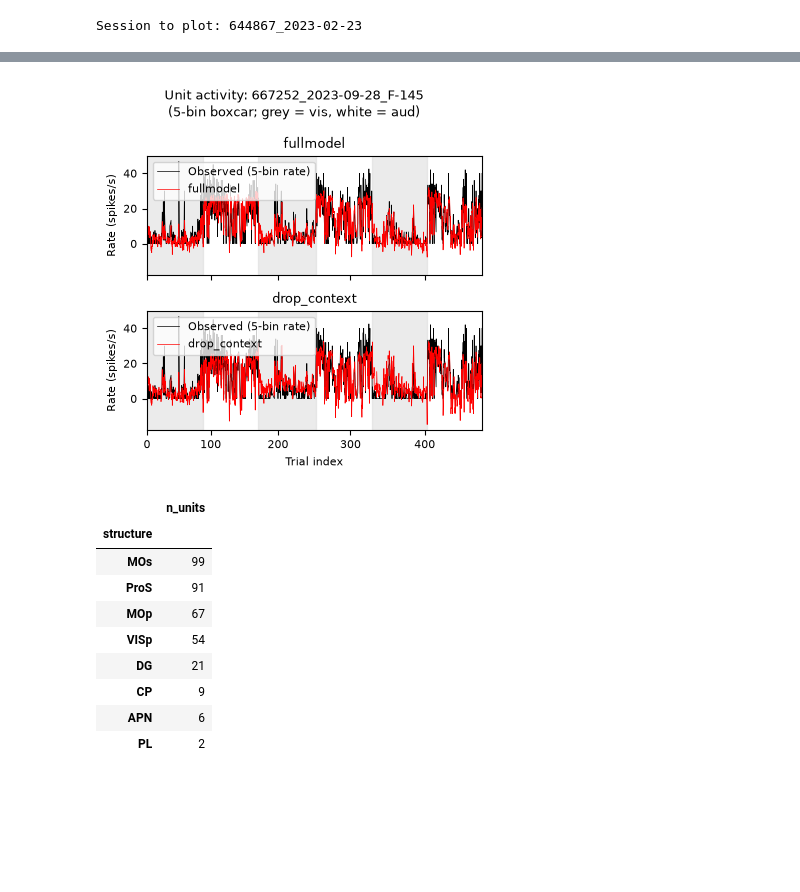
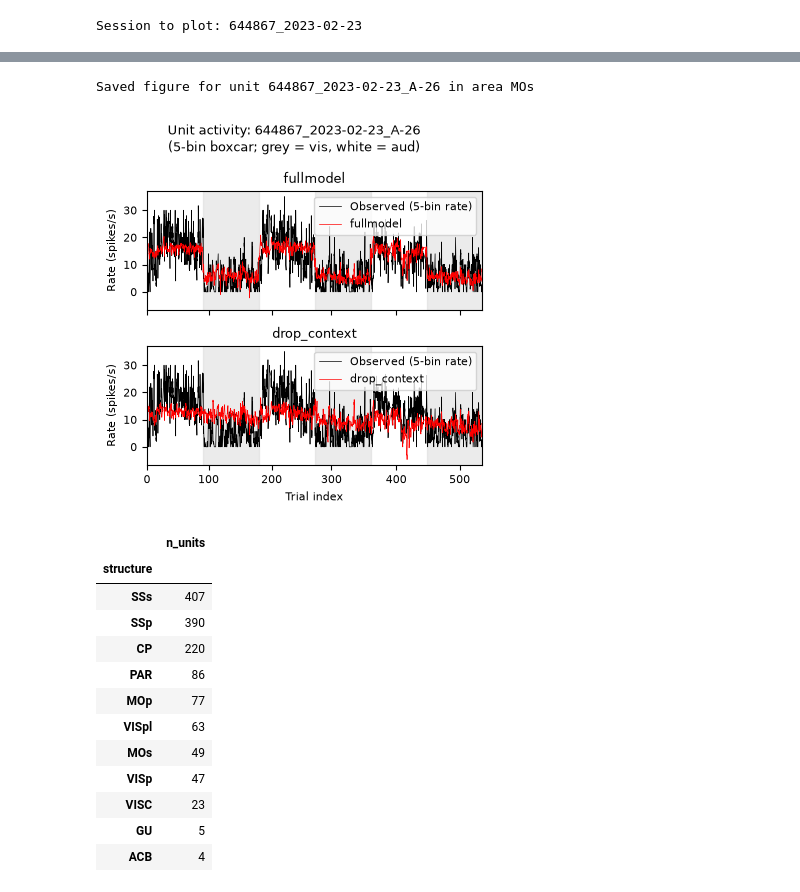
Before and after one commit to AllenInstitute/dynamic_routing_analysis, a Jupyter notebook: notebooks/glm_prediction_plot.ipynb, the cells around one changed output, grey strips where cells are left out. Cells and saved outputs as stored; diff of their text form; code cells hidden in the pictures; blank space fills up the shorter version.

```diff
--- a/notebooks/glm_prediction_plot.ipynb
+++ b/notebooks/glm_prediction_plot.ipynb
@@ -93,6 +93,8 @@ def get_model_weights_from_s3(unit_ids, result_prefix, run_id):
                 )
             .select(["unit_id", "model_label", "dropped_variable", "weights"])
             ).collect()
+# %%
+savepath=r"C:\Users\shailaja.akella\Dropbox (Personal)\DR\figure_final_pdfs\version2\figure2"
 # %%
 #glm baseline results
 result_prefix = 'v289'
@@ -140,14 +163,16 @@ glm_baseline_results['mouse_id']=glm_baseline_results['session_id'].str.split('_
 # %%
 # pick units with high delta_r2_context and from area to plot
 
-thresh = 0.05
+thresh_score = 0.05
+thresh_r2 = 0.1
 area_to_plot_from = 'MOs'
-high_delta_r2 = glm_baseline_results.query('delta_r2_context > @thresh and structure == @area_to_plot_from')
+
+high_delta_r2 = glm_baseline_results.query('drop_score_context > @thresh_score and structure == @area_to_plot_from and cv_test_fullmodel > @thresh_r2')
 
 # Pick the session with the highest mean delta_r2_context among selected units.
 session_mean_delta_r2 = high_delta_r2.groupby('session_id')['delta_r2_context'].mean()
 if session_mean_delta_r2.empty:
-    raise ValueError(f'No {area_to_plot_from} units have delta_r2_context > {thresh}')
+    raise ValueError(f'No {area_to_plot_from} units have delta_r2_context > {thresh_score}')
 session_to_plot = session_mean_delta_r2.idxmax()
 print(f'Session to plot: {session_to_plot}')
 
@@ -272,5 +297,5 @@ predicted_activity
 # %%
-unit_id_to_plot = units_to_plot[10]
+unit_id_to_plot = units_to_plot[1]
 if unit_id_to_plot not in predicted_activity.columns.get_level_values('unit_id'):
     raise KeyError(f'{unit_id_to_plot} has no reconstructed activity in predicted_activity')
 
@@ -297,7 +322,7 @@ true_activity = pd.Series(
     name='observed',
 )
 
-def boxcar_rate(counts, epoch_trace, bin_width, window=5):
+def boxcar_rate(counts, epoch_trace, bin_width, window=10):
     """Average counts within each trial, then convert to spikes per second."""
     rates = np.empty(len(counts), dtype=float)
     epoch_trace = np.asarray(epoch_trace)
@@ -337,35 +362,39 @@ fig, (ax_full, ax_drop) = plt.subplots(2, 1, figsize=(4, 4), sharex=True, sharey
 for block_no, start_idx in enumerate(change_indices):
     if modalities[start_idx] != 'vis':
         continue
     end = (block_starts[change_indices[block_no + 1]]
            if block_no + 1 < len(change_indices) else fit['timebins'][-1, 1])
     for ax in (ax_full, ax_drop):
         ax.axvspan(block_starts[start_idx], end, color='0.85', alpha=0.5, zorder=0)
 
 for ax, model in ((ax_full, 'fullmodel'), (ax_drop, 'drop_context')):
     ax.plot(true_rate.index, true_rate.values, color='black', linewidth=0.5,
             label='Observed (5-bin rate)')
     ax.plot(predicted_rates.index, predicted_rates[model], color='red',
             linewidth=0.5, label=model)
     ax.set(ylabel='Rate (spikes/s)', title=model)
     ax.legend()
 
 # Keep the time axis, but put its ticks at trial-window centers and label trial indices.
 trial_centers = trials['stim_start_time'].to_numpy() + (
     run_params['quiescent_start_time'] + run_params['quiescent_stop_time']
 ) / 2
 trial_indices = (trials['trial_index'].to_numpy()
                  if 'trial_index' in trials.columns else np.arange(len(trials)))
 tick_indices = np.flatnonzero(trial_indices % 100 == 0)
 ax_drop.set_xticks(trial_centers[tick_indices])
 ax_drop.set_xticklabels(trial_indices[tick_indices])
 ax_drop.set_xlabel('Trial index')
 ax_drop.set_xlim(fit['timebins'][0, 0], fit['timebins'][-1, 1])
 fig.suptitle(f'Unit activity: {unit_id_to_plot}\n(5-bin boxcar; grey = vis, white = aud)')
 fig.tight_layout()
-plt.show()
+
+
+plt.savefig(os.path.join(savepath,f"unit_{unit_id_to_plot}_{area_to_plot_from}.pdf"),dpi=600,bbox_inches='tight')
+print(f'Saved figure for unit {unit_id_to_plot} in area {area_to_plot_from}')
 # %% [output]
+Saved figure for unit 644867_2023-02-23_A-26 in area MOs
-[figure, old version]
+[figure, new version]
 # %%
 session_id_to_check = session_to_plot
 other_area_counts = (
@@ -381,11 +410,14 @@ other_area_counts
 # %% [output]
 |  | n_units |
 | structure |  |
-| MOs | 99 |
-| ProS | 91 |
-| MOp | 67 |
-| VISp | 54 |
-| DG | 21 |
-| CP | 9 |
-| APN | 6 |
-| PL | 2 |
+| SSs | 407 |
+| SSp | 390 |
+| CP | 220 |
+| PAR | 86 |
+| MOp | 77 |
+| VISpl | 63 |
+| MOs | 49 |
+| VISp | 47 |
+| VISC | 23 |
+| GU | 5 |
+| ACB | 4 |
```
Also changed, not shown: parts of 4 cells of this notebook, 3 other files.
